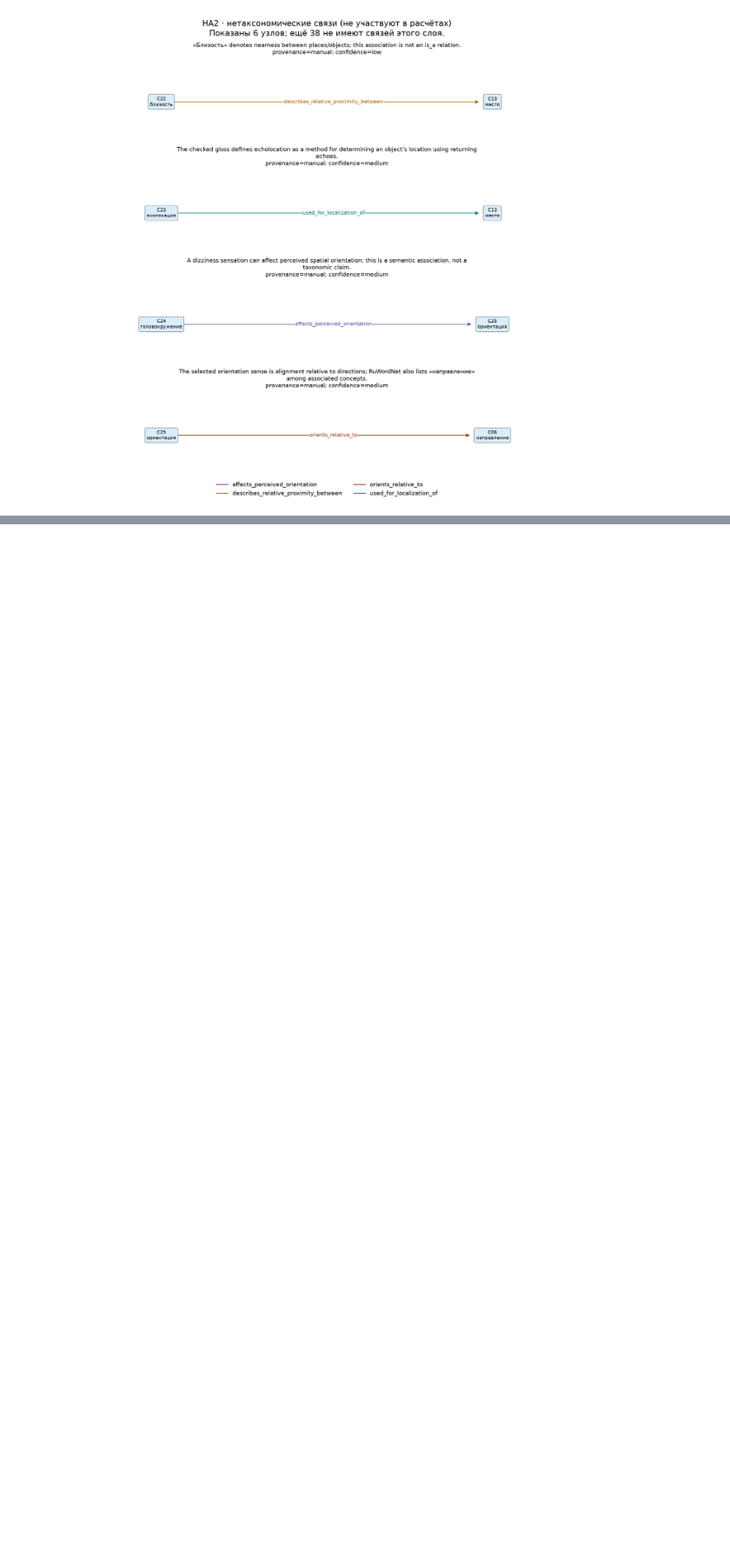
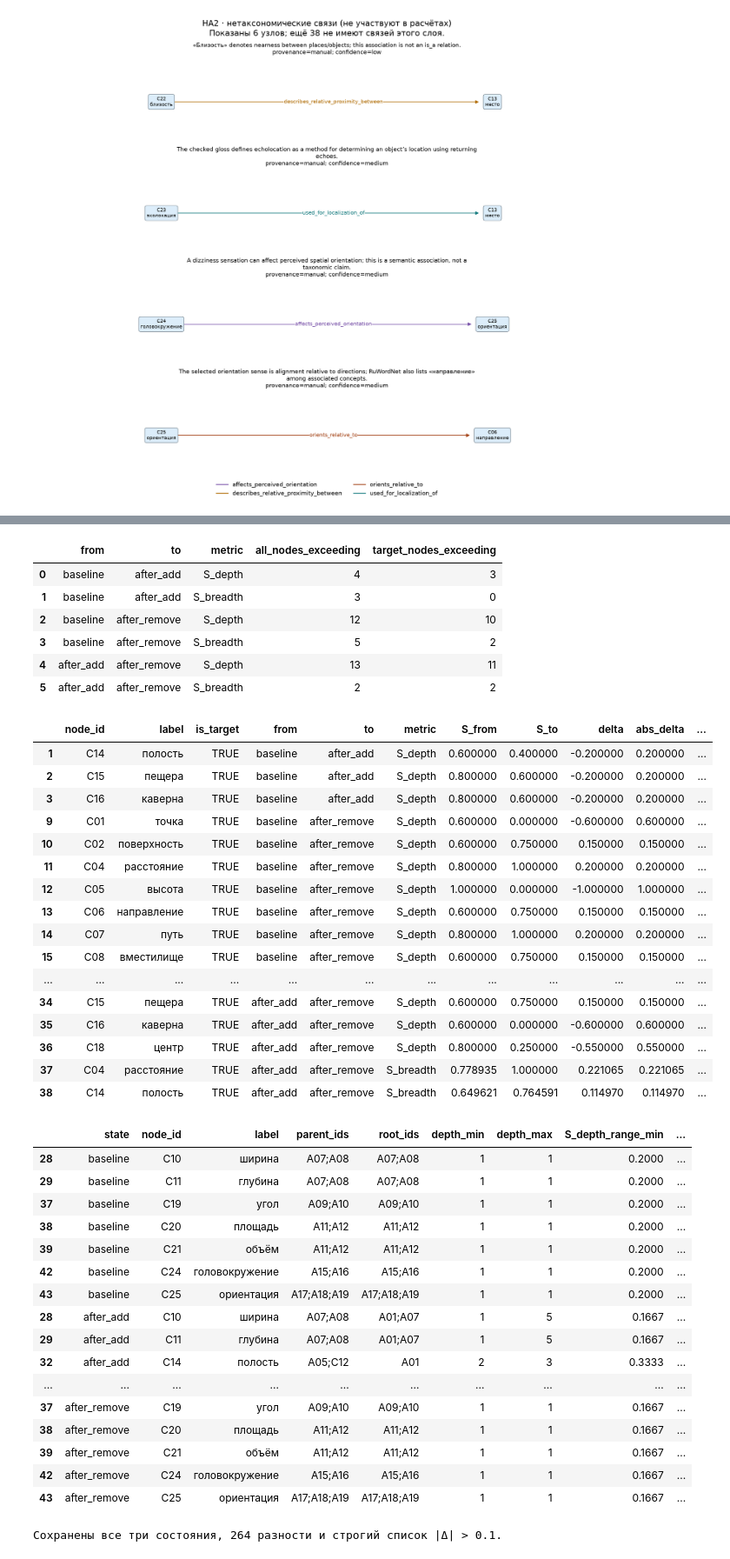
Before and after one commit to noriginalno/embodied-ai-coolest-group, a Jupyter notebook: HomeAssignment/HA2/HA2_Semantic_Network.ipynb, the cells around one changed output, grey strips where cells are left out. Shown at 87% size. Cells and saved outputs as stored; diff of their text form; code cells hidden in the pictures; blank space fills up the shorter version.

```diff
--- a/HomeAssignment/HA2/HA2_Semantic_Network.ipynb
+++ b/HomeAssignment/HA2/HA2_Semantic_Network.ipynb
@@ -304,0 +330,21 @@ results/role4/ содержит старые результаты и не пер
+# %%
+perturbation_report = run_perturbation(DATA_DIR)
+EXPERIMENT = DATA_DIR / 'results/perturbation'
+scenario = json.loads((EXPERIMENT / 'scenario.json').read_text())
+display(pd.concat([pd.DataFrame(scenario['additions']).assign(action='+'),
+                   pd.DataFrame(scenario['removals']).assign(action='−')], ignore_index=True)
+        [['action', 'source', 'relation', 'target', 'justification']])
+display(pd.read_csv(EXPERIMENT / 'structure.csv').fillna(''))
+display(pd.concat([pd.read_csv(EXPERIMENT / f'{s}_normalization.csv').assign(stage=s)
+                   for s in ('baseline', 'after_add', 'after_remove')], ignore_index=True).round(6))
+display(pd.read_csv(EXPERIMENT / 'change_summary.csv'))
+changes = pd.read_csv(EXPERIMENT / 'changes_gt_0_1.csv', dtype={'is_target': str})
+display(changes.loc[changes.is_target.eq('TRUE')].round(6))
+routes = []
+for state in ('baseline', 'after_add', 'after_remove'):
+    scores = pd.read_csv(EXPERIMENT / f'{state}_specificity.csv', keep_default_na=False)
+    routes.append(scores.loc[(scores.parent_count > 1) | (scores.depth_min != scores.depth_max)].assign(state=state))
+display(pd.concat(routes)[['state', 'node_id', 'label', 'parent_ids', 'root_ids',
+                           'depth_min', 'depth_max', 'S_depth_range_min', 'S_depth_range_max']].round(4))
+print('Сохранены все три состояния, 264 разности и строгий список |Δ| > 0.1.')
+# %% [output]
@@ -304,0 +369,42 @@ results/role4/ содержит старые результаты и не пер
+|  | from | to | metric | all_nodes_exceeding | target_nodes_exceeding |
+| 0 | baseline | after_add | S_depth | 4 | 3 |
+| 1 | baseline | after_add | S_breadth | 3 | 0 |
+| 2 | baseline | after_remove | S_depth | 12 | 10 |
+| 3 | baseline | after_remove | S_breadth | 5 | 2 |
+| 4 | after_add | after_remove | S_depth | 13 | 11 |
+| 5 | after_add | after_remove | S_breadth | 2 | 2 |
+|  | node_id | label | is_target | from | to | metric | S_from | S_to | delta | abs_delta | ... |
+| 1 | C14 | полость | TRUE | baseline | after_add | S_depth | 0.600000 | 0.400000 | -0.200000 | 0.200000 | ... |
+| 2 | C15 | пещера | TRUE | baseline | after_add | S_depth | 0.800000 | 0.600000 | -0.200000 | 0.200000 | ... |
+| 3 | C16 | каверна | TRUE | baseline | after_add | S_depth | 0.800000 | 0.600000 | -0.200000 | 0.200000 | ... |
+| 9 | C01 | точка | TRUE | baseline | after_remove | S_depth | 0.600000 | 0.000000 | -0.600000 | 0.600000 | ... |
+| 10 | C02 | поверхность | TRUE | baseline | after_remove | S_depth | 0.600000 | 0.750000 | 0.150000 | 0.150000 | ... |
+| 11 | C04 | расстояние | TRUE | baseline | after_remove | S_depth | 0.800000 | 1.000000 | 0.200000 | 0.200000 | ... |
+| 12 | C05 | высота | TRUE | baseline | after_remove | S_depth | 1.000000 | 0.000000 | -1.000000 | 1.000000 | ... |
+| 13 | C06 | направление | TRUE | baseline | after_remove | S_depth | 0.600000 | 0.750000 | 0.150000 | 0.150000 | ... |
+| 14 | C07 | путь | TRUE | baseline | after_remove | S_depth | 0.800000 | 1.000000 | 0.200000 | 0.200000 | ... |
+| 15 | C08 | вместилище | TRUE | baseline | after_remove | S_depth | 0.600000 | 0.750000 | 0.150000 | 0.150000 | ... |
+| ... | ... | ... | ... | ... | ... | ... | ... | ... | ... | ... | ... |
+| 34 | C15 | пещера | TRUE | after_add | after_remove | S_depth | 0.600000 | 0.750000 | 0.150000 | 0.150000 | ... |
+| 35 | C16 | каверна | TRUE | after_add | after_remove | S_depth | 0.600000 | 0.000000 | -0.600000 | 0.600000 | ... |
+| 36 | C18 | центр | TRUE | after_add | after_remove | S_depth | 0.800000 | 0.250000 | -0.550000 | 0.550000 | ... |
+| 37 | C04 | расстояние | TRUE | after_add | after_remove | S_breadth | 0.778935 | 1.000000 | 0.221065 | 0.221065 | ... |
+| 38 | C14 | полость | TRUE | after_add | after_remove | S_breadth | 0.649621 | 0.764591 | 0.114970 | 0.114970 | ... |
+|  | state | node_id | label | parent_ids | root_ids | depth_min | depth_max | S_depth_range_min | ... |
+| 28 | baseline | C10 | ширина | A07;A08 | A07;A08 | 1 | 1 | 0.2000 | ... |
+| 29 | baseline | C11 | глубина | A07;A08 | A07;A08 | 1 | 1 | 0.2000 | ... |
+| 37 | baseline | C19 | угол | A09;A10 | A09;A10 | 1 | 1 | 0.2000 | ... |
+| 38 | baseline | C20 | площадь | A11;A12 | A11;A12 | 1 | 1 | 0.2000 | ... |
+| 39 | baseline | C21 | объём | A11;A12 | A11;A12 | 1 | 1 | 0.2000 | ... |
+| 42 | baseline | C24 | головокружение | A15;A16 | A15;A16 | 1 | 1 | 0.2000 | ... |
+| 43 | baseline | C25 | ориентация | A17;A18;A19 | A17;A18;A19 | 1 | 1 | 0.2000 | ... |
+| 28 | after_add | C10 | ширина | A07;A08 | A01;A07 | 1 | 5 | 0.1667 | ... |
+| 29 | after_add | C11 | глубина | A07;A08 | A01;A07 | 1 | 5 | 0.1667 | ... |
+| 32 | after_add | C14 | полость | A05;C12 | A01 | 2 | 3 | 0.3333 | ... |
+| ... | ... | ... | ... | ... | ... | ... | ... | ... | ... |
+| 37 | after_remove | C19 | угол | A09;A10 | A09;A10 | 1 | 1 | 0.1667 | ... |
+| 38 | after_remove | C20 | площадь | A11;A12 | A11;A12 | 1 | 1 | 0.1667 | ... |
+| 39 | after_remove | C21 | объём | A11;A12 | A11;A12 | 1 | 1 | 0.1667 | ... |
+| 42 | after_remove | C24 | головокружение | A15;A16 | A15;A16 | 1 | 1 | 0.1667 | ... |
+| 43 | after_remove | C25 | ориентация | A17;A18;A19 | A17;A18;A19 | 1 | 1 | 0.1667 | ... |
+Сохранены все три состояния, 264 разности и строгий список |Δ| > 0.1.
```
Also changed, not shown: parts of 11 cells of this notebook, 27 other files.
